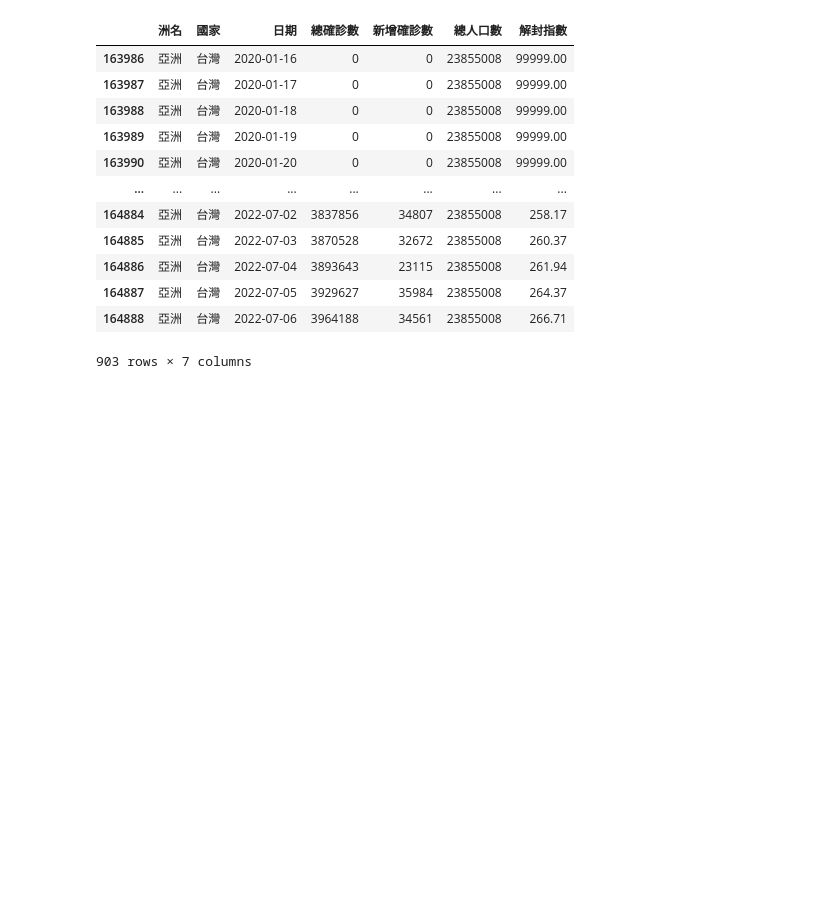
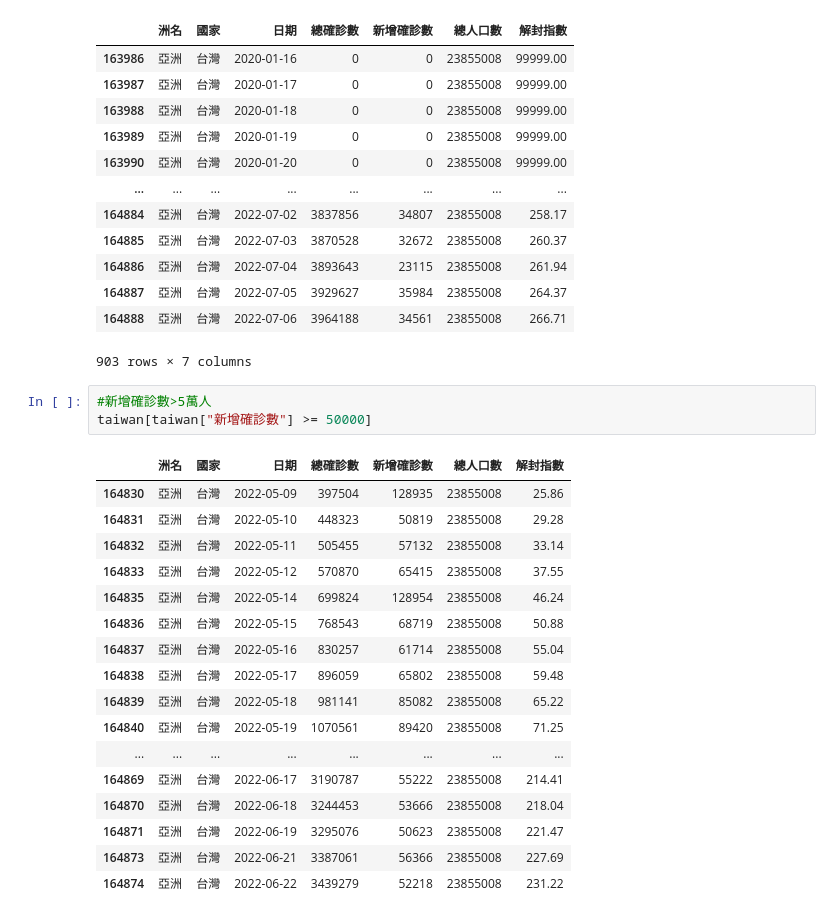
Before and after one commit to tedchien/2023_07_25_2, a Jupyter notebook: lesson17_7.ipynb, the cells around one changed output. Drawn from its saved outputs; the diff is of its cells as text; blank space fills up the shorter version.

```diff
--- a/lesson17_7.ipynb
+++ b/lesson17_7.ipynb
@@ -58,3 +58,24 @@ taiwan
 | 164887 | 亞洲 | 台灣 | 2022-07-05 | 3929627 | 35984 | 23855008 | 264.37 |
 | 164888 | 亞洲 | 台灣 | 2022-07-06 | 3964188 | 34561 | 23855008 | 266.71 |
 903 rows × 7 columns
+# %%
+#新增確診數>5萬人
+taiwan[taiwan["新增確診數"] >= 50000]
+# %% [output]
+|  | 洲名 | 國家 | 日期 | 總確診數 | 新增確診數 | 總人口數 | 解封指數 |
+| 164830 | 亞洲 | 台灣 | 2022-05-09 | 397504 | 128935 | 23855008 | 25.86 |
+| 164831 | 亞洲 | 台灣 | 2022-05-10 | 448323 | 50819 | 23855008 | 29.28 |
+| 164832 | 亞洲 | 台灣 | 2022-05-11 | 505455 | 57132 | 23855008 | 33.14 |
+| 164833 | 亞洲 | 台灣 | 2022-05-12 | 570870 | 65415 | 23855008 | 37.55 |
+| 164835 | 亞洲 | 台灣 | 2022-05-14 | 699824 | 128954 | 23855008 | 46.24 |
+| 164836 | 亞洲 | 台灣 | 2022-05-15 | 768543 | 68719 | 23855008 | 50.88 |
+| 164837 | 亞洲 | 台灣 | 2022-05-16 | 830257 | 61714 | 23855008 | 55.04 |
+| 164838 | 亞洲 | 台灣 | 2022-05-17 | 896059 | 65802 | 23855008 | 59.48 |
+| 164839 | 亞洲 | 台灣 | 2022-05-18 | 981141 | 85082 | 23855008 | 65.22 |
+| 164840 | 亞洲 | 台灣 | 2022-05-19 | 1070561 | 89420 | 23855008 | 71.25 |
+| ... | ... | ... | ... | ... | ... | ... | ... |
+| 164869 | 亞洲 | 台灣 | 2022-06-17 | 3190787 | 55222 | 23855008 | 214.41 |
+| 164870 | 亞洲 | 台灣 | 2022-06-18 | 3244453 | 53666 | 23855008 | 218.04 |
+| 164871 | 亞洲 | 台灣 | 2022-06-19 | 3295076 | 50623 | 23855008 | 221.47 |
+| 164873 | 亞洲 | 台灣 | 2022-06-21 | 3387061 | 56366 | 23855008 | 227.69 |
+| 164874 | 亞洲 | 台灣 | 2022-06-22 | 3439279 | 52218 | 23855008 | 231.22 |
```
Also changed, not shown: parts of 5 cells of this notebook.
